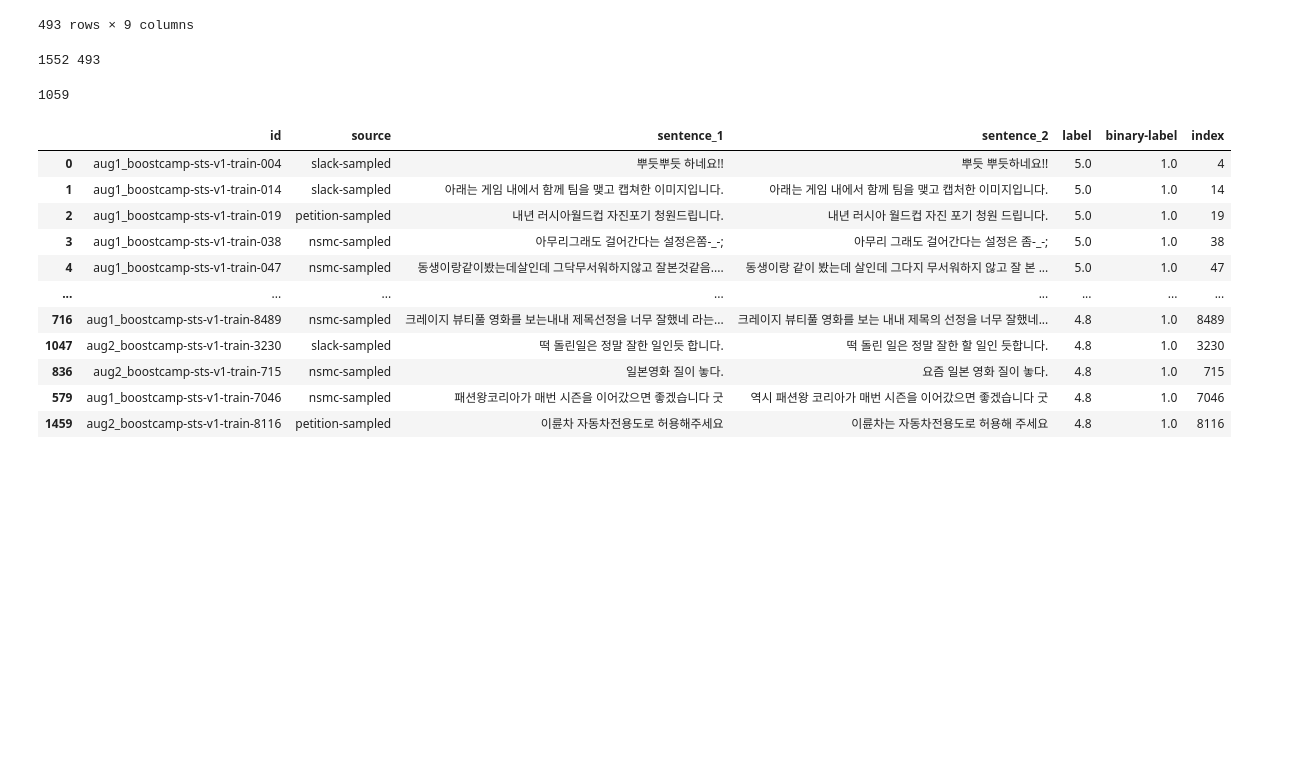
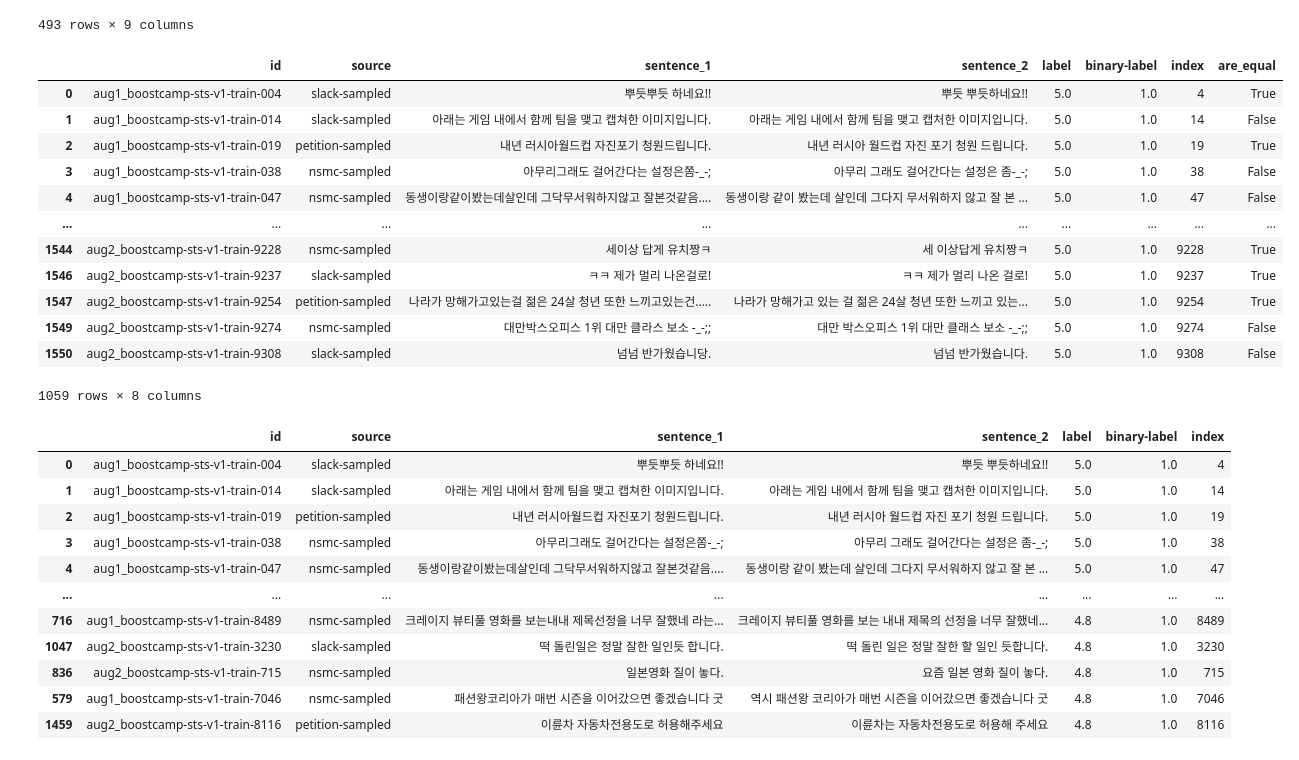
Before and after one commit to gunny97/nlp-8-toy, a Jupyter notebook: preprocessing/v4_spellcheck.ipynb, the cells around one changed output. Drawn from its saved outputs; the diff is of its cells as text; code cells hidden in the pictures; blank space fills up the shorter version.

```diff
--- a/preprocessing/v4_spellcheck.ipynb
+++ b/preprocessing/v4_spellcheck.ipynb
@@ -305,15 +313,23 @@ label_48
 | 579 | aug1_boostcamp-sts-v1-train-7046 | nsmc-sampled | 패션왕코리아가 매번 시즌을 이어갔으면 좋겠습니다 굿 | 4.8 | 1.0 | 7046 | 역시 패션왕 코리아가 매번 시즌을 이어갔으면 좋겠습니다 굿 | False | 0.955970 |
 | 1459 | aug2_boostcamp-sts-v1-train-8116 | petition-sampled | 이륜차 자동차전용도로 허용해주세요 | 4.8 | 1.0 | 8116 | 이륜차는 자동차전용도로 허용해 주세요 | False | 0.955860 |
 493 rows × 9 columns
-# %%
-print(len(hanspelled), len(label_48))
-# %% [output]
-1552 493
 # %%
 label_5 = hanspelled.loc[~hanspelled.index.isin(label_48.index)]
-len(label_5)
+label_5
 # %% [output]
+|  | id | source | sentence_1 | sentence_2 | label | binary-label | index | are_equal |
+| 0 | aug1_boostcamp-sts-v1-train-004 | slack-sampled | 뿌듯뿌듯 하네요!! | 뿌듯 뿌듯하네요!! | 5.0 | 1.0 | 4 | True |
+| 1 | aug1_boostcamp-sts-v1-train-014 | slack-sampled | 아래는 게임 내에서 함께 팀을 맺고 캡쳐한 이미지입니다. | 아래는 게임 내에서 함께 팀을 맺고 캡처한 이미지입니다. | 5.0 | 1.0 | 14 | False |
+| 2 | aug1_boostcamp-sts-v1-train-019 | petition-sampled | 내년 러시아월드컵 자진포기 청원드립니다. | 내년 러시아 월드컵 자진 포기 청원 드립니다. | 5.0 | 1.0 | 19 | True |
+| 3 | aug1_boostcamp-sts-v1-train-038 | nsmc-sampled | 아무리그래도 걸어간다는 설정은쫌-_-; | 아무리 그래도 걸어간다는 설정은 좀-_-; | 5.0 | 1.0 | 38 | False |
+| 4 | aug1_boostcamp-sts-v1-train-047 | nsmc-sampled | 동생이랑같이봤는데살인데 그닥무서워하지않고 잘본것같음.... | 동생이랑 같이 봤는데 살인데 그다지 무서워하지 않고 잘 본 ... | 5.0 | 1.0 | 47 | False |
+| ... | ... | ... | ... | ... | ... | ... | ... | ... |
+| 1544 | aug2_boostcamp-sts-v1-train-9228 | nsmc-sampled | 세이상 답게 유치짱ㅋ | 세 이상답게 유치짱ㅋ | 5.0 | 1.0 | 9228 | True |
+| 1546 | aug2_boostcamp-sts-v1-train-9237 | slack-sampled | ㅋㅋ 제가 멀리 나온걸로! | ㅋㅋ 제가 멀리 나온 걸로! | 5.0 | 1.0 | 9237 | True |
+| 1547 | aug2_boostcamp-sts-v1-train-9254 | petition-sampled | 나라가 망해가고있는걸 젊은 24살 청년 또한 느끼고있는건..... | 나라가 망해가고 있는 걸 젊은 24살 청년 또한 느끼고 있는... | 5.0 | 1.0 | 9254 | True |
+| 1549 | aug2_boostcamp-sts-v1-train-9274 | nsmc-sampled | 대만박스오피스 1위 대만 클라스 보소 -_-;; | 대만 박스오피스 1위 대만 클래스 보소 -_-;; | 5.0 | 1.0 | 9274 | False |
+| 1550 | aug2_boostcamp-sts-v1-train-9308 | slack-sampled | 넘넘 반가웠습니당. | 넘넘 반가웠습니다. | 5.0 | 1.0 | 9308 | False |
-1059
+1059 rows × 8 columns
 # %%
 auged = pd.concat([label_5, label_48])
 auged = auged.drop(columns=['are_equal', 'cos_sim'])
```
Also changed, not shown: parts of 14 cells of this notebook.
